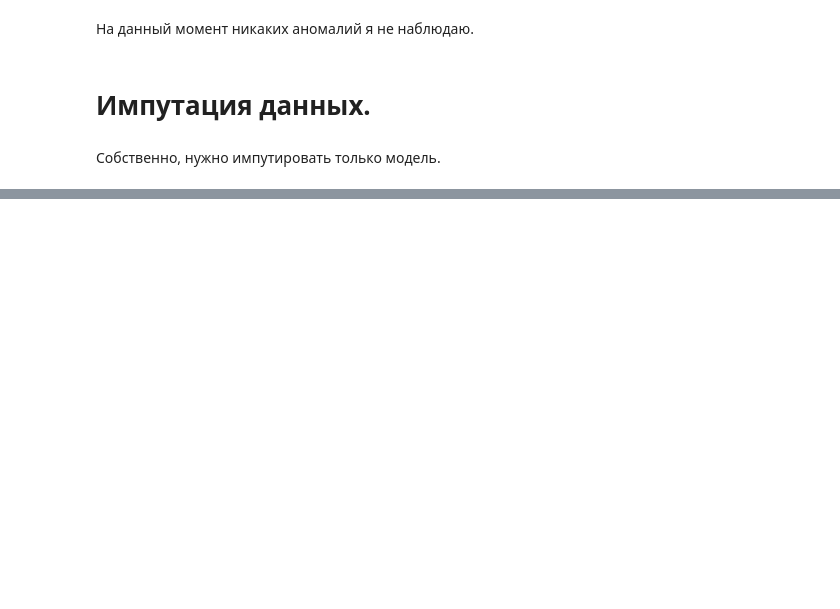
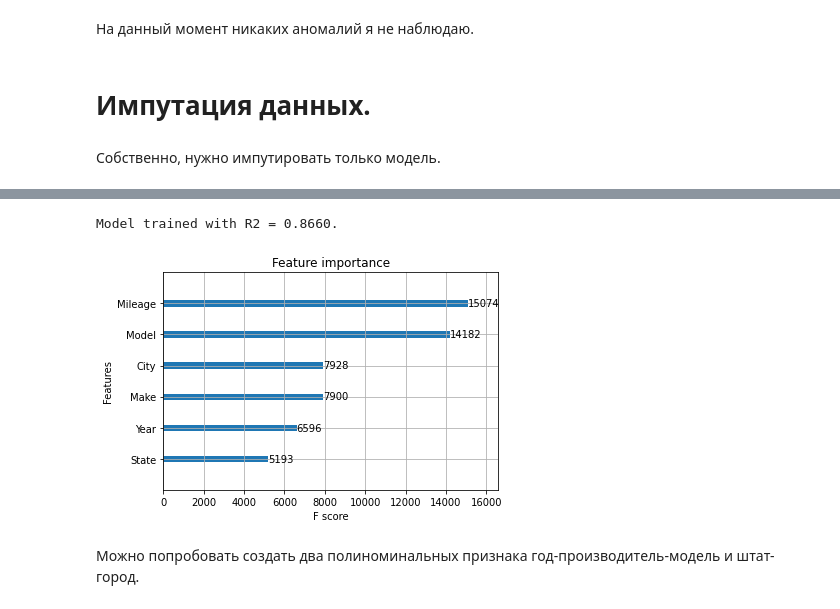
Before and after one commit to jast4ik/Hillel_ML_HW, a Jupyter notebook: Homework06/HW06.ipynb, the cells around one changed output, grey strips where cells are left out. Saved outputs shown, nothing was run; the diff lists cells and outputs as text; code cells hidden in the pictures; blank space fills up the shorter version.

```diff
--- a/Homework06/HW06.ipynb
+++ b/Homework06/HW06.ipynb
@@ -313,0 +311,4 @@ print(temp_df.shape[0])
+# %%
+src_df_imputed = pd.read_pickle(filepath_or_buffer="./data/src_df_model_imputed.pkl", compression='zip')
+src_df_imputed.index = src_df.index
+src_df_imputed = src_df_imputed.astype('int64')
@@ -313,0 +342,6 @@ print(temp_df.shape[0])
+# %%
+to_predict_ds = src_df_imputed.loc[src_df_imputed['Price'] == 0]
+work_ds = src_df_imputed.loc[src_df_imputed['Price'] != 0]
+
+print(to_predict_ds.shape)
+print(work_ds.shape)
@@ -313,0 +359,25 @@ print(temp_df.shape[0])
+# %%
+xgb_model_01 = xgb.XGBRegressor()
+
+X = work_ds[['Year', 'Make', 'State', 'City', 'Mileage', 'Model']]
+y = work_ds['Price']
+
+X_train, X_test, y_train, y_test = train_test_split(X, y, test_size=0.1, random_state=42)
+
+dmatrix_train = xgb.DMatrix(data=X_train, label=y_train)
+dmatrix_test = xgb.DMatrix(data=X_test, label=y_test)
+
+if isfile("./data/models/iter_01_model.pkl"):
+    with open("./data/models/iter_01_model.pkl", "rb") as m_file:
+        xgb_model_01 = pickle.load(m_file)
+else:
+    xgb_model_01 = xgb.train(params={'objective': 'reg:squarederror'},
+                             dtrain=dmatrix_train,
+                             evals=[(dmatrix_train, "train"), (dmatrix_test, "validation")],
+                             num_boost_round=10000,
+                             verbose_eval=20,
+                             early_stopping_rounds=25
+                             )
+
+    with open("./data/models/iter_01_model.pkl", "wb") as m_file:
+        pickle.dump(xgb_model_01, m_file)
@@ -313,0 +402,13 @@ print(temp_df.shape[0])
+# %%
+xgb_preds = xgb_model_01.predict(dmatrix_test)
+r2 = r2_score(y_test, xgb_preds)
+print("Model trained with R2 = {:.4f}.".format(r2))
+# %% [output]
+Model trained with R2 = 0.8660.
+# %%
+xgb.plot_importance(xgb_model_01)
+plt.show()
+# %% [output]
+[figure, added]
+# %% [markdown]
+Можно попробовать создать два полиноминальных признака год-производитель-модель и штат-город.
```
Also changed, not shown: parts of 16 cells of this notebook.
